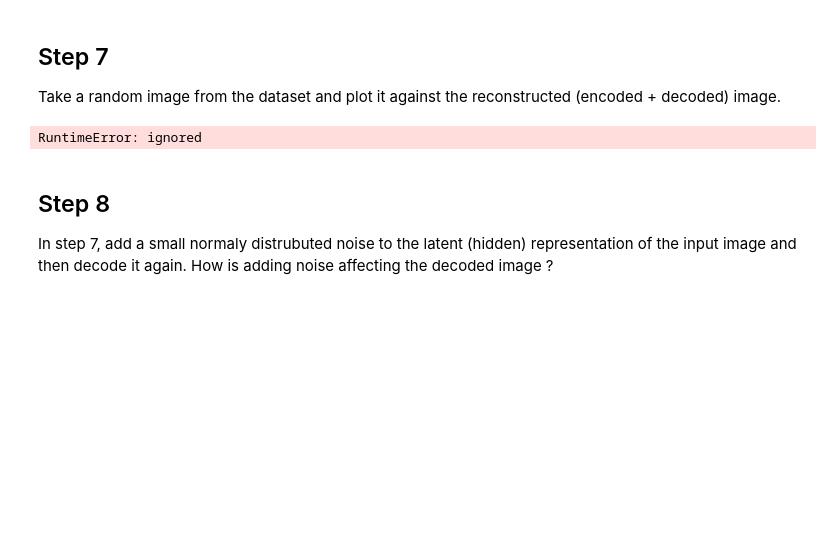
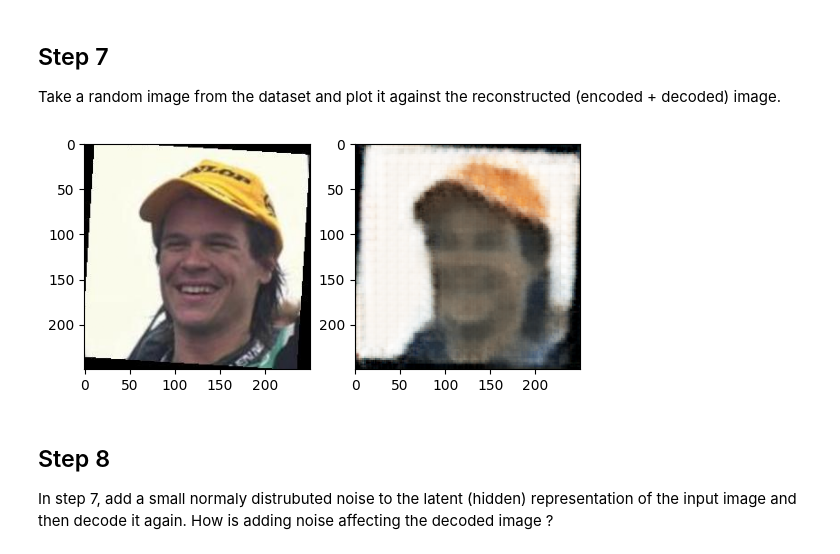
Before and after one commit to bryanl1/pattern-recognition, a Jupyter notebook: HW3/HW3.ipynb, the cells around one changed output. Saved outputs shown, nothing was run; the diff lists cells and outputs as text; code cells hidden in the pictures; blank space fills up the shorter version.

```diff
--- a/HW3/HW3.ipynb
+++ b/HW3/HW3.ipynb
@@ -149,0 +120,20 @@ optimizer = torch.optim.Adam(model.parameters(), lr=learning_rate,
+# %%
+for data in dataloader:
+  img,y = data
+  #Flatten the image when necessary
+  #img = img.view(img.size(0), -1)
+
+  #This line puts the variable on the gpu device
+  img = img.to(device)
+  #img = Variable(img).cuda()
+
+  out_encoder = model.encoder(img)
+  print("Shape of output of encoder: ", out_encoder.shape)
+
+  out_decoder = model.decoder(out_encoder)
+  print("Shape of output of decoder: ", out_decoder.shape)
+
+  output = model.forward(img)
+  print("Output shape of forward path, same as decoder:",output.size())
+
+  break
@@ -218,32 +218,33 @@ epoch [5/5], loss:32.2597
 
 Take a random image from the dataset and plot it against the reconstructed (encoded + decoded) image.
 # %%
-plt.imshow()
+def to_img(x):
+    #x = 0.5 * (x + 1)
+    x = x.clamp(0, 1)
+    x = x.view(x.size(0), 3, 250, 250)
+    return x
+
+def plot_image_pair(x,y):
+
+    plt.subplot(121)
+    x = x[0].permute(1, 2, 0)
+    plt.imshow(x)
+
+    plt.subplot(122)
+    y = y[0].permute(1, 2, 0)
+    plt.imshow(y)
+
+for img,y in dataloader:
+  x = img
+  #img = img.view(img.size(0), -1)
+  img = Variable(img).cuda()
+  output = model(img)
+
+  xt = to_img(output.cpu().data)
+  plot_image_pair(x,xt)
+  break
+# %% [output]
+[figure, added]
-# %%
-def plot_image_pair(x,y):
-    plt.subplot(121)
-    plt.imshow(x.detach().cpu().squeeze())
-    plt.subplot(122)
-    plt.imshow(y.detach().cpu().squeeze())
-
-#x = img[3,:,:,:]
-
-for x,y in dataloader:
-    xt = model(x.to(device))
-    x = x[0].permute(1, 2, 0)
-    print(x.shape)
-    plt.imshow(x)
-
-    #xt = model(x);
-    plt.imshow(xt)
-    break
-
-#x = img
-#print(img[0].type)
-#xt = model(x);
-#plot_image_pair(x,xt)
-# %% [output]
-RuntimeError: ignored
 # %% [markdown]
 ##  Step 8
 
```
Also changed, not shown: parts of 25 cells of this notebook.
